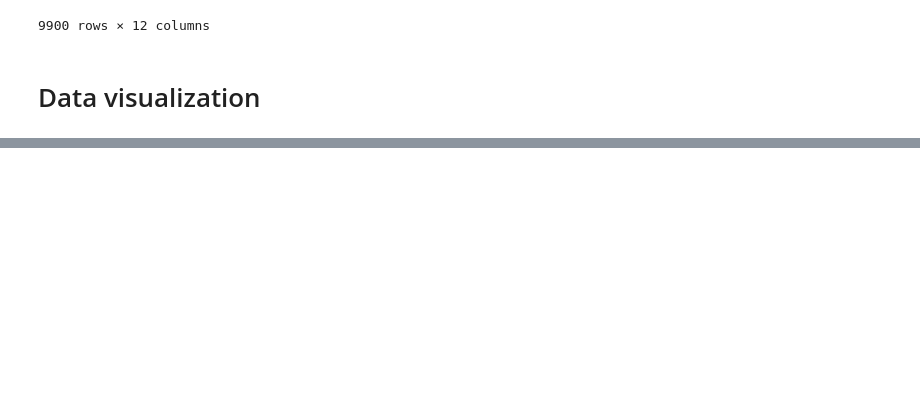
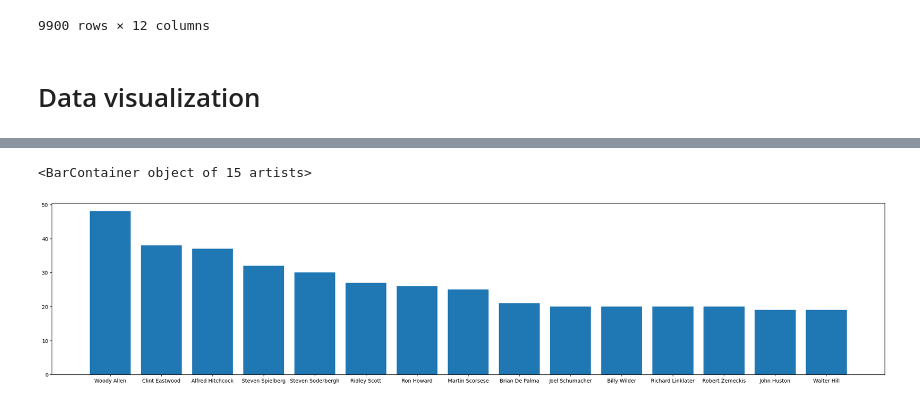
Before and after one commit to Rtypus/Movie-Recommendation, a Jupyter notebook: data_preparation.ipynb, the cells around one changed output, grey strips where cells are left out. Cells and saved outputs as stored; diff of their text form; code cells hidden in the pictures; blank space fills up the shorter version.

```diff
--- a/data_preparation.ipynb
+++ b/data_preparation.ipynb
@@ -147,0 +223,7 @@ test
+# %%
+fig = plt.figure(figsize =(29, 6))
+
+plt.bar(df['director'].value_counts().reset_index()['index'].str[2:-2].head(15),df['director'].value_counts().reset_index()['director'].head(15))
+# %% [output]
+<BarContainer object of 15 artists>
+[figure, added]
```
Also changed, not shown: parts of 15 cells of this notebook.
